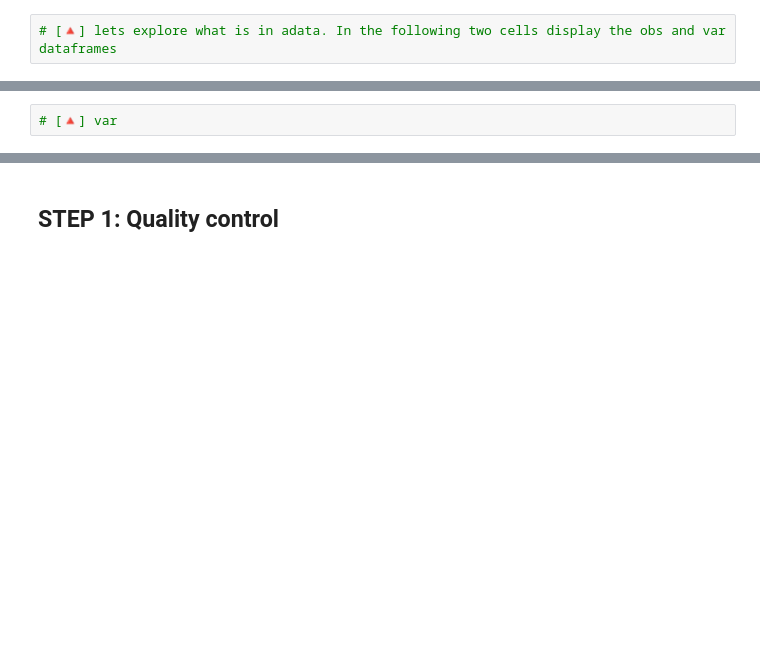
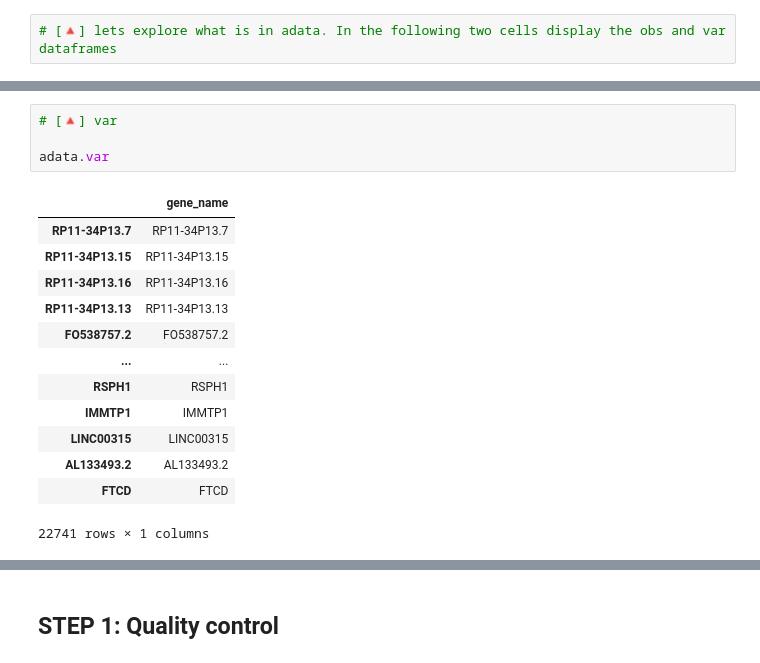
Before and after one commit to jarvanjiang2030/J.Jarvan_225a, a Jupyter notebook: bms225a_ds_workshop_3_student_notebook_2025.ipynb, the cells around one changed output, grey strips where cells are left out. Saved outputs shown, nothing was run; the diff lists cells and outputs as text; blank space fills up the shorter version.

```diff
--- a/bms225a_ds_workshop_3_student_notebook_2025.ipynb
+++ b/bms225a_ds_workshop_3_student_notebook_2025.ipynb
@@ -77,5 +102,21 @@ adata
 # %%
 # [🔺] var
+
+adata.var
+# %% [output]
+|  | gene_name |
+| RP11-34P13.7 | RP11-34P13.7 |
+| RP11-34P13.15 | RP11-34P13.15 |
+| RP11-34P13.16 | RP11-34P13.16 |
+| RP11-34P13.13 | RP11-34P13.13 |
+| FO538757.2 | FO538757.2 |
+| ... | ... |
+| RSPH1 | RSPH1 |
+| IMMTP1 | IMMTP1 |
+| LINC00315 | LINC00315 |
+| AL133493.2 | AL133493.2 |
+| FTCD | FTCD |
+22741 rows × 1 columns
 # %%
 # adata.var_names stores the gene names. It is the same as the index of the var dataframe:
 adata.var_names
```
Also changed, not shown: parts of 12 cells of this notebook.
